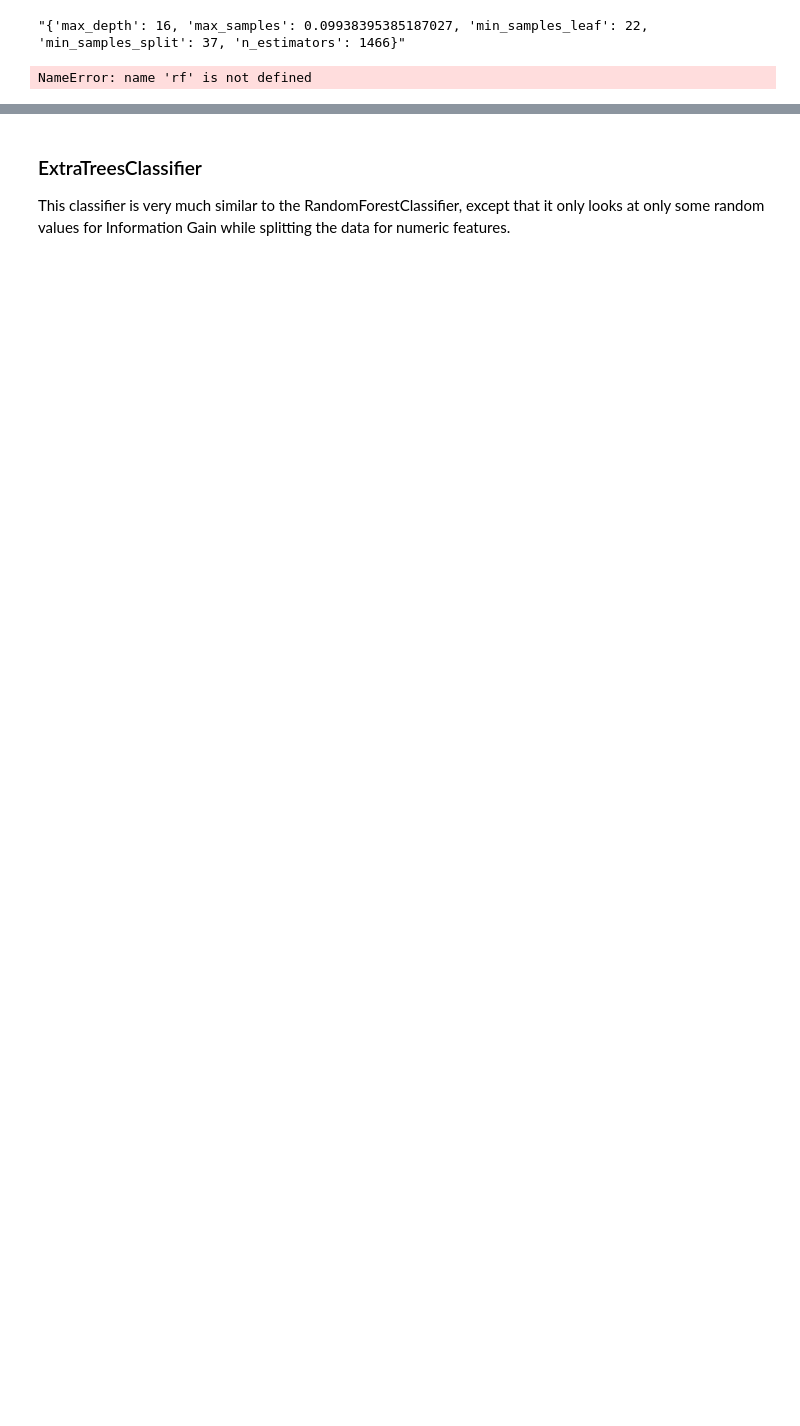
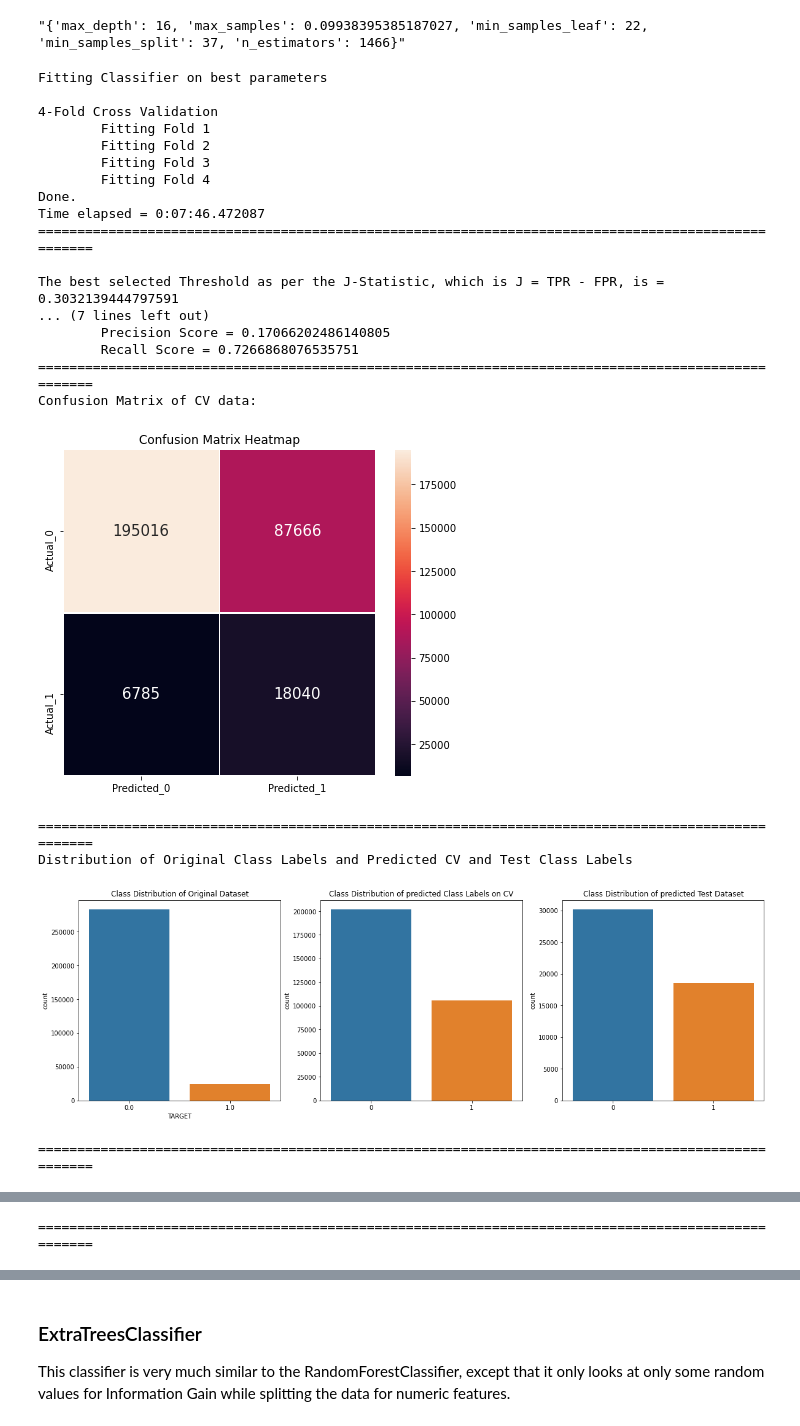
Before and after one commit to ycheng22/Home_Credit_Default_Risk, a Jupyter notebook: 2_Feature_Engineering_and _Modeling.ipynb, the cells around one changed output, grey strips where cells are left out. Saved outputs shown, nothing was run; the diff lists cells and outputs as text; code cells hidden in the pictures; blank space fills up the shorter version.

```diff
--- a/2_Feature_Engineering_and _Modeling.ipynb
+++ b/2_Feature_Engineering_and _Modeling.ipynb
@@ -3783,15 +3852,36 @@ cv_results['params'][5]
 "{'max_depth': 16, 'max_samples': 0.09938395385187027, 'min_samples_leaf': 22, 'min_samples_split': 37, 'n_estimators': 1466}"
 # %%
 #reinstantiating the best model of rf class with these parameters
-rf.best_model = RandomForestClassifier(class_weight = 'balanced_subsample', max_depth = 23,
-                                       max_samples = 0.0038676, min_samples_leaf = 29,
-                                       min_samples_split = 33, n_estimators = 1205, n_jobs = -1,
+rf.best_model = RandomForestClassifier(class_weight = 'balanced_subsample', max_depth = 16,
+                                       max_samples = 0.09938395, min_samples_leaf = 22,
+                                       min_samples_split = 37, n_estimators = 1466, n_jobs = -1,
                                        random_state = 210, verbose = 0)
 #training on best parameters
 rf.train_on_best_params()
 #showing the results
 rf.results_on_best_params('random_forest')
 #plotting feature importances
 rf.feat_importances_show(train_data.columns, num_features = 50)
 # %% [output]
-NameError: name 'rf' is not defined
+Fitting Classifier on best parameters
+
+4-Fold Cross Validation
+        Fitting Fold 1
+        Fitting Fold 2
+        Fitting Fold 3
+        Fitting Fold 4
+Done.
+Time elapsed = 0:07:46.472087
+====================================================================================================
+
+The best selected Threshold as per the J-Statistic, which is J = TPR - FPR, is = 0.3032139444797591
+... (7 lines left out)
+        Precision Score = 0.17066202486140805
+        Recall Score = 0.7266868076535751
+====================================================================================================
+Confusion Matrix of CV data:
+[figure, added]
+====================================================================================================
+Distribution of Original Class Labels and Predicted CV and Test Class Labels
+[figure, added]
+====================================================================================================
@@ -3797,0 +3889 @@ NameError: name 'rf' is not defined
+====================================================================================================
```
Also changed, not shown: parts of 49 cells of this notebook.
